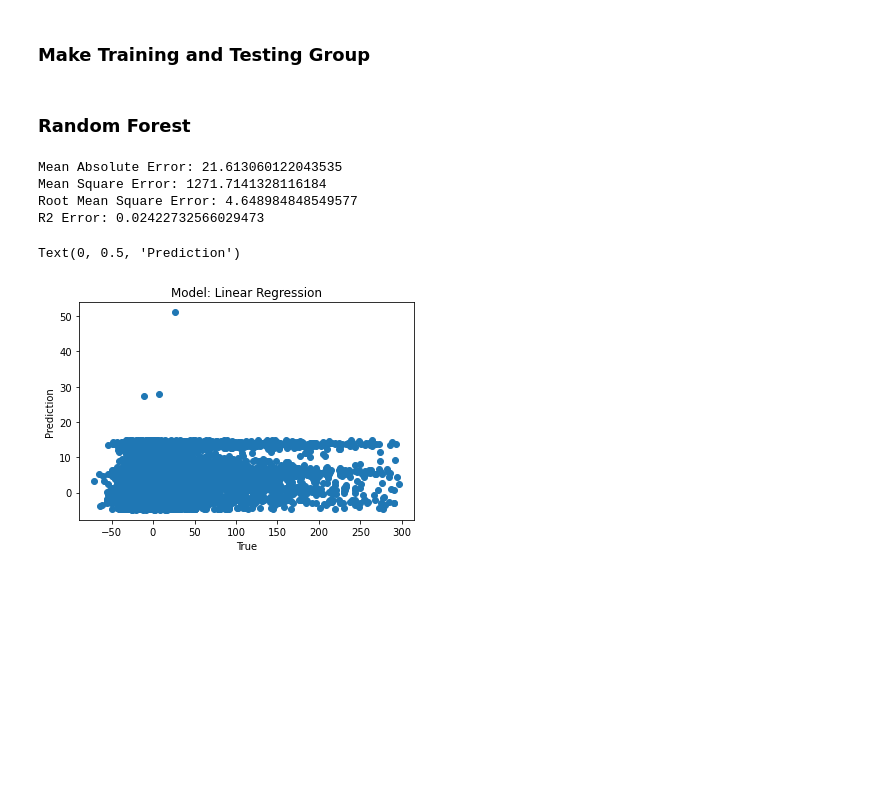
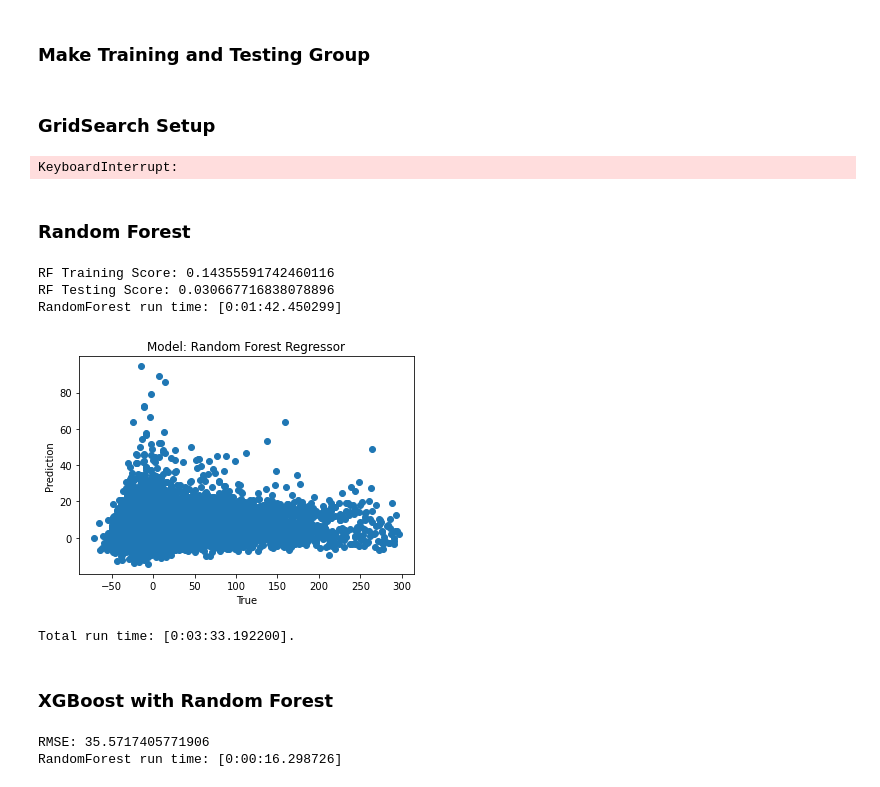
Before and after one commit to elslb/airline_delay_project, a Jupyter notebook: kevin_randomforest.ipynb, the cells around one changed output. Drawn from its saved outputs; the diff is of its cells as text; code cells hidden in the pictures; blank space fills up the shorter version.

Commit message:
model revision

```diff
--- a/kevin_randomforest.ipynb
+++ b/kevin_randomforest.ipynb
@@ -216,32 +206,64 @@ X = df.drop(['fl_date', 'arr_delay'], axis=1)
 y = df['arr_delay']
 
 X_train, X_test, y_train, y_test = train_test_split(X, y, test_size=0.2)
+# %% [markdown]
+### GridSearch Setup
+# %%
+startTimeGS = datetime.datetime.now()
+
+rf = RandomForestRegressor(n_jobs=-1)
+
+params = {
+    'n_estimators': [50, 100],
+    'criterion': ['mse', 'mae'],
+    'max_depth': [3, 4, 5]
+}
+
+model_to_fit = GridSearchCV(estimator=rf, param_grid=params)
+model = model_to_fit.fit(X_train, y_train)
+bestModel = model.best_estimator_
+bestParams = model.best_params_
+bestScore = model.best_score_
+
+print(f'RandomForest run time: [{datetime.datetime.now() - startTimeGS}]')
+# %% [output]
+KeyboardInterrupt:
 # %% [markdown]
 ### Random Forest
 # %%
 startTimeRF = datetime.datetime.now()
 
-model_to_fit = RandomForestRegressor(n_estimators=100, max_depth=4)
+model_to_fit = RandomForestRegressor(n_estimators=150, max_depth=11)
 
 model = model_to_fit.fit(X_train, y_train)
 y_pred = model.predict(X_test)
 
-print(f'Mean Absolute Error: {metrics.mean_absolute_error(y_test, y_pred)}')
-print(f'Mean Square Error: {metrics.mean_squared_error(y_test, y_pred)}')
-print(f'Root Mean Square Error: {np.sqrt(metrics.mean_absolute_error(y_test, y_pred))}')
-print(f'R2 Error: {metrics.r2_score(y_test, y_pred)}')
+print(f'RF Training Score: {model.score(X_train, y_train)}')
+print(f'RF Testing Score: {model.score(X_test, y_test)}')
 
-
-plt.scatter(x=y_test, y=y_pred)
-plt.title('Model: Linear Regression')
-plt.xlabel('True')
-plt.ylabel('Prediction')
-
-print(f'RandomForest run time: [{datetime.datetime.now() - startTimeRF}].')
+print(f'RandomForest run time: [{datetime.datetime.now() - startTimeRF}]')
 # %% [output]
-Mean Absolute Error: 21.613060122043535
-Mean Square Error: 1271.7141328116184
-Root Mean Square Error: 4.648984848549577
-R2 Error: 0.02422732566029473
+RF Training Score: 0.14355591742460116
+RF Testing Score: 0.030667716838078896
+RandomForest run time: [0:01:42.450299]
-Text(0, 0.5, 'Prediction')
-[figure, old version]
+[figure, new version]
+# %%
+print(f'Total run time: [{datetime.datetime.now() - startTime}]')
+# %% [output]
+Total run time: [0:03:33.192200].
+# %% [markdown]
+### XGBoost with Random Forest
+# %%
+startTimeXGB = datetime.datetime.now()
+
+model_to_fit = xgb.XGBRFRegressor(n_estimators=300)
+
+model = model_to_fit.fit(X_train, y_train)
+y_pred = model.predict(X_test)
+
+print(f'RMSE: {np.sqrt(metrics.mean_squared_error(y_test, y_pred))}')
+
+print(f'RandomForest run time: [{datetime.datetime.now() - startTimeXGB}]')
+# %% [output]
+RMSE: 35.5717405771906
+RandomForest run time: [0:00:16.298726]
```
Also changed, not shown: parts of 7 cells of this notebook, 1 other file.
